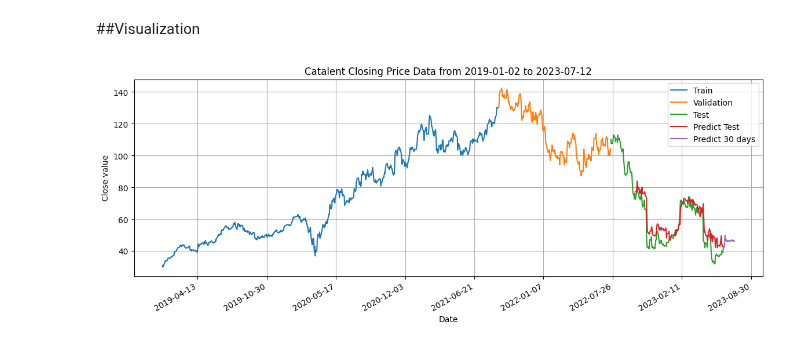
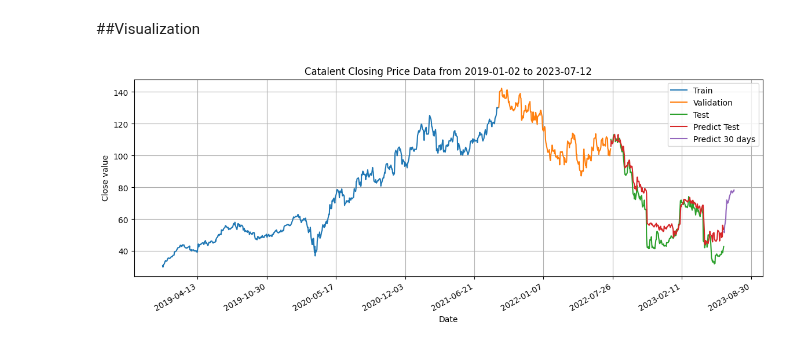
Before and after one commit to mynhungg/IS403.N21.HTTT_Nhom13, a Jupyter notebook: Model/GBT/6_2_2/Code/GBT_622_CTLT.ipynb, the cells around one changed output. Cells and saved outputs as stored; diff of their text form; code cells hidden in the pictures.

```diff
--- a/Model/GBT/6_2_2/Code/GBT_622_CTLT.ipynb
+++ b/Model/GBT/6_2_2/Code/GBT_622_CTLT.ipynb
@@ -105,15 +113,15 @@ time_step_grid = [30, 50, 60, 70, 100]
 # %%
 # Define the parameter grid
 param_grid = {
-    'n_estimators': [300, 500, 700],
+    'n_estimators': [200, 300, 500],
     'learning_rate': [0.05, 0.1, 0.15],
-    'max_depth': [4, 6, 8],
+    'max_depth': [1, 2, 3],
     'min_samples_split': [2, 3, 4],
     'min_samples_leaf': [1, 2, 3, 4]
 }
 # %%
 # Defining the GBT Model
-gbt = GradientBoostingRegressor(n_iter_no_change=5, tol=0.02, random_state=0)
+gbt = GradientBoostingRegressor(n_iter_no_change=5, tol=0.01, random_state=0)
 # %%
 random_search = RandomizedSearchCV(estimator=gbt, param_distributions=param_grid, n_iter=100, cv=10, verbose=2, random_state=0, n_jobs=-1)
 # %%
@@ -125,7 +135,12 @@ best_gbt = None
 for time_step in time_step_grid:
     # Reshape into X=t,t+1,t+2..t+time_step_grid[i] and Y=t+time_step_grid[i]
     X_train, y_train = create_dataset(train_data, time_step)
-    X_val, y_val = create_dataset(val_data, time_step)
+
+    # Prepare previous data for validation set
+    last_train_data = train_data[-time_step:]
+
+    # Create validation set
+    X_val, y_val = create_dataset(val_data, time_step, last_train_data)
 
     # Fitting the random search model
     random_search.fit(X_train, y_train)
@@ -149,21 +164,14 @@ for time_step in time_step_grid:
         best_val_MSLE = valid_MSLE
         best_time_step = time_step
         best_gbt = candidate_gbt
-    # Print the MSLE for this time_step
+        best_y_pred_val_inv = y_pred_val_inv
+        best_y_val_inv = y_val_inv
+
+    # Print the RMSE for this time_step
     print(f"Time step: {time_step}, Validation MSLE: {valid_MSLE}")
-# Recreate X_val and y_val with the best_time_step
-X_val, y_val = create_dataset(val_data, best_time_step)
-
-# Now use this to make predictions
-y_pred_val = best_gbt.predict(X_val)
-
-# And evaluate the results as before
-y_pred_val_inv = scaler.inverse_transform(y_pred_val.reshape(-1,1))
-y_val_inv = scaler.inverse_transform(y_val.reshape(-1,1))
-valid_MSLE = mean_squared_log_error(y_val_inv, y_pred_val_inv)
 
 print("Best time step: ", best_time_step)
 print("Best parameters: ", best_params)
-print("Validation MSLE with best time step and parameters: ", valid_MSLE)
+print("Validation MSLE with best time step and parameters: ", best_val_MSLE)
 # %% [output]
 Fitting 10 folds for each of 100 candidates, totalling 1000 fits
@@ -185,7 +193,11 @@ Validation MSLE with best time step and parameters:  0.0009162864537905425
 # Once we have the best params and time step, we recreate all datasets and fit the model again
 X_train, y_train = create_dataset(train_data, best_time_step)
 X_val, y_val = create_dataset(val_data, best_time_step)
-X_test, y_test = create_dataset(test_data, best_time_step)
+
+
+# Prepare previous data for test set
+last_points_train = val_data[-best_time_step:]
+X_test, y_test = create_dataset(test_data, best_time_step, last_points_train)
 # %%
 # Create a new model with the best parameters
 best_gbt.fit(np.concatenate((X_train, X_val)), np.concatenate((y_train, y_val)))
@@ -313,21 +315,22 @@ predict_data_index = pd.date_range(start=df.index[-1] + pd.Timedelta(days=1), pe
 # %%
 # Plotting Data
 plt.figure(figsize=(14, 5))
 plt.plot(train_data_index, scaler.inverse_transform(train_data), label='Train')
 plt.plot(val_data_index, scaler.inverse_transform(val_data), label='Validation')
 plt.plot(test_data_index, scaler.inverse_transform(test_data), label='Test')
-plt.plot(test_data_index_pred, y_pred_test_inv, label='Predict Test')
+plt.plot(test_data_index, y_pred_test_inv, label='Predict Test')
+
 plt.plot(predict_data_index, lst_output, label='Predict 30 days')
-
+# Thiết lập mốc ngày trên trục x
 plt.grid()
 plt.title(f"Catalent Closing Price Data from {train_data_index[0].strftime('%Y-%m-%d')} to {predict_data_index[-1].strftime('%Y-%m-%d')}")
 plt.xlabel("Date")
 plt.ylabel("Close value")
 plt.gca().xaxis.set_major_formatter(mdates.DateFormatter('%Y-%m-%d'))
 plt.gca().xaxis.set_major_locator(mdates.DayLocator(interval=200)) # Select markers spaced 200 days apart
 plt.gcf().autofmt_xdate() #  Rotate date labels for better readability
+plt.legend()
 plt.savefig('../Image/GBT_622_CTLT.png')
-plt.legend()
 plt.show()
 # %% [output]
-[figure, old version]
+[figure, new version]
```
Also changed, not shown: parts of 10 cells of this notebook, 11 other files.
